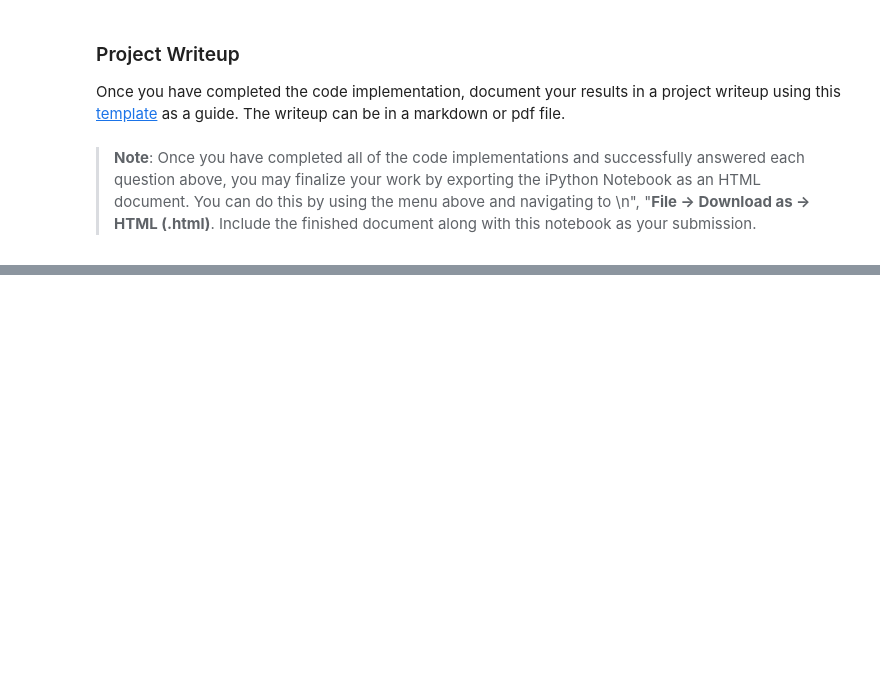
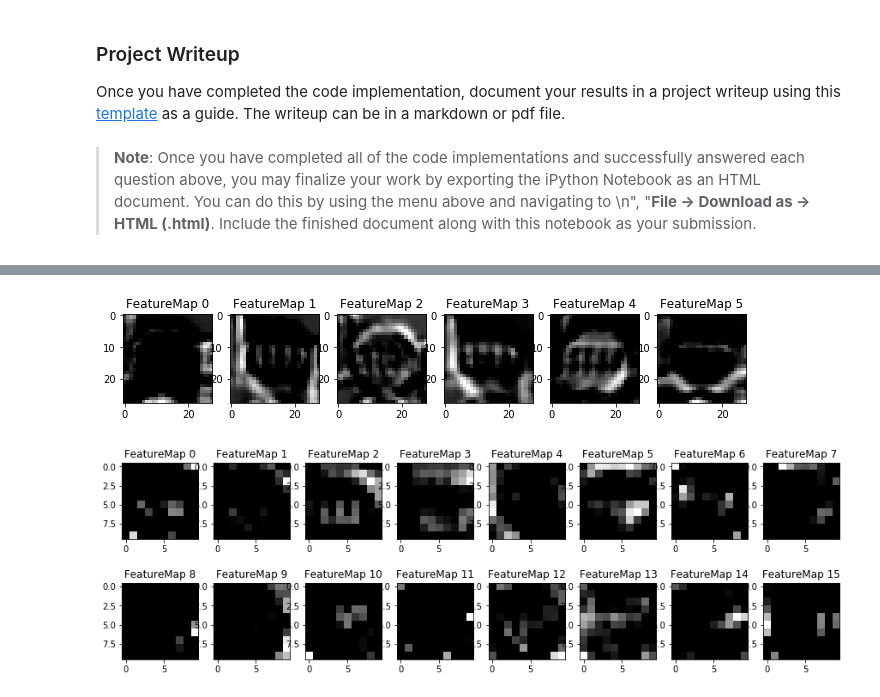
Before and after one commit to lissue/trafficsigns, a Jupyter notebook: Traffic_Sign_Classifier.ipynb, the cells around one changed output, grey strips where cells are left out. Saved outputs shown, nothing was run; the diff lists cells and outputs as text; code cells hidden in the pictures; blank space fills up the shorter version.

Commit message:
Added step 4: visualize NN state with test image (stop sign)

```diff
--- a/Traffic_Sign_Classifier.ipynb
+++ b/Traffic_Sign_Classifier.ipynb
@@ -235,7 +233,7 @@ plt.imshow(X_train[0].squeeze())
 ### Feel free to use as many code cells as needed.
 import tensorflow as tf
 
-EPOCHS = 20
+EPOCHS = 15
 BATCH_SIZE = 128
 keep_prob = tf.placeholder(tf.float32)
 # %% [markdown]
@@ -254,7 +252,7 @@ def LeNet(x):
     conv1   = tf.nn.conv2d(x, conv1_W, strides=[1, 1, 1, 1], padding='VALID') + conv1_b
 
     # SOLUTION: Activation.
-    conv1 = tf.nn.relu(conv1)
+    conv1 = tf.nn.relu(conv1, name = 'act1')
 
     # SOLUTION: Pooling. Input = 28x28x6. Output = 14x14x6.
     conv1 = tf.nn.max_pool(conv1, ksize=[1, 2, 2, 1], strides=[1, 2, 2, 1], padding='VALID')
@@ -265,7 +263,7 @@ def LeNet(x):
     conv2   = tf.nn.conv2d(conv1, conv2_W, strides=[1, 1, 1, 1], padding='VALID') + conv2_b
 
     # SOLUTION: Activation.
-    conv2 = tf.nn.relu(conv2)
+    conv2 = tf.nn.relu(conv2, name = 'act2')
 
     # SOLUTION: Pooling. Input = 10x10x16. Output = 5x5x16.
     conv2 = tf.nn.max_pool(conv2, ksize=[1, 2, 2, 1], strides=[1, 2, 2, 1], padding='VALID')
@@ -279,7 +277,7 @@ def LeNet(x):
     fc1   = tf.matmul(fc0, fc1_W) + fc1_b
 
     # SOLUTION: Activation.
-    fc1    = tf.nn.relu(fc1)
+    fc1    = tf.nn.relu(fc1, name = 'act3')
 
     # Adding dropout
     fc1 = tf.nn.dropout(fc1, keep_prob)
@@ -290,7 +288,7 @@ def LeNet(x):
     fc2    = tf.matmul(fc1, fc2_W) + fc2_b
 
     # SOLUTION: Activation.
-    fc2    = tf.nn.relu(fc2)
+    fc2    = tf.nn.relu(fc2, name = 'act4')
 
     # SOLUTION: Layer 5: Fully Connected. Input = 84. Output = 10.
     fc3_W  = tf.Variable(tf.truncated_normal(shape=(84, 43), mean = mu, stddev = sigma))
@@ -572,3 +571,23 @@ def outputFeatureMap(image_input, tf_activation, activation_min=-1, activation_m
             plt.imshow(activation[0,:,:, featuremap], interpolation="nearest", vmin=activation_min, cmap="gray")
         else:
             plt.imshow(activation[0,:,:, featuremap], interpolation="nearest", cmap="gray")
+# %%
+### I learned this from Zhiyuan Li and Troy Lee's chat on Slack on 3/24/2017
+with tf.Session() as sess:
+    saver.restore(sess, tf.train.latest_checkpoint('.'))
+    stopsign = np.asarray(my_test[0:1])
+#     act1 = tf.get_default_graph().get_tensor_by_name("act1:0")
+#     outputFeatureMap(stopsign, act1)
+
+#     act2 = tf.get_default_graph().get_tensor_by_name("act2:0")
+#     outputFeatureMap(stopsign, act2)
+#     for i in range(1,5):
+#         act = sess.graph.get_tensor_by_name("act{}:0".format(i))
+#         outputFeatureMap(stopsign, act, plt_num=i)
+
+    for i in range(1,3):
+        act = tf.get_default_graph().get_tensor_by_name("act{}:0".format(i))
+        outputFeatureMap(stopsign, act, plt_num=i)
+# %% [output]
+[figure, added]
+[figure, added]
```
Also changed, not shown: parts of 6 cells of this notebook.
